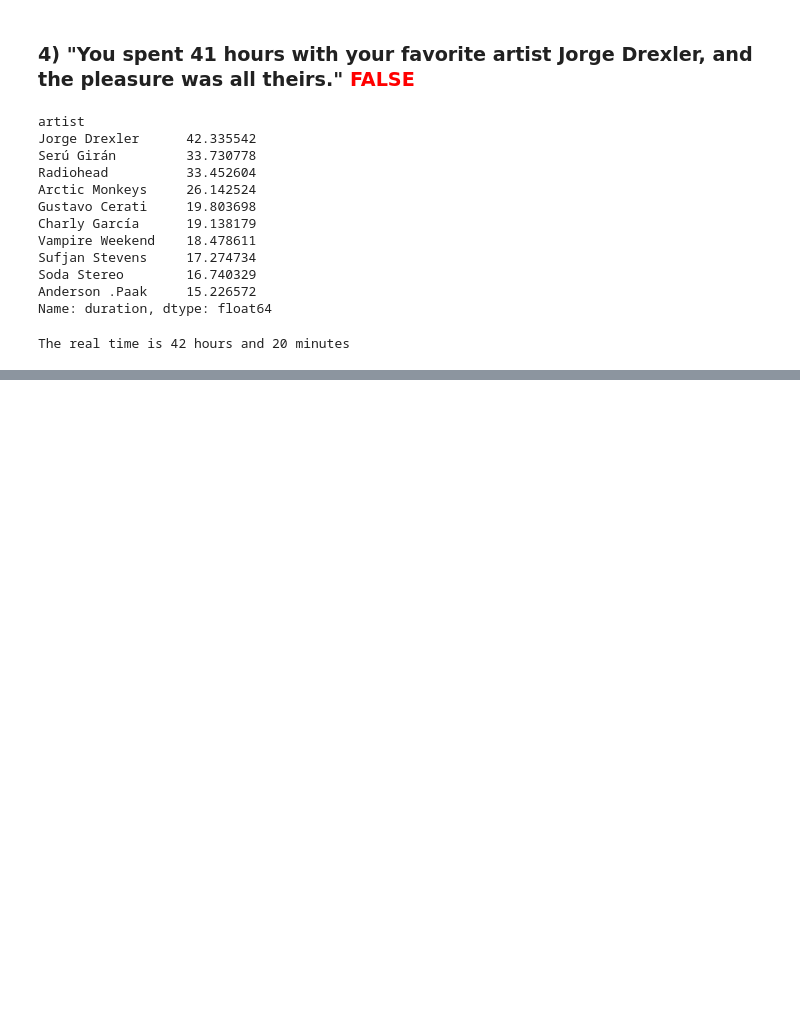
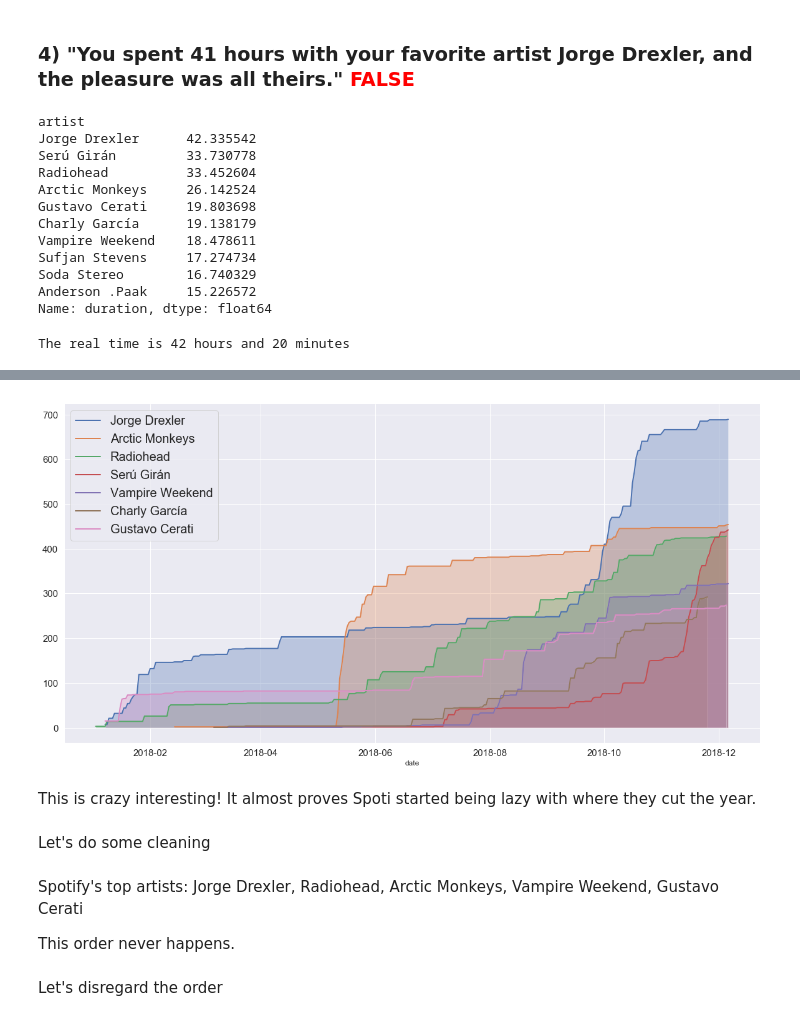
Before and after one commit to alexing/spotify_rewrapped, a Jupyter notebook: wrapped.ipynb, the cells around one changed output, grey strips where cells are left out. Saved outputs shown, nothing was run; the diff lists cells and outputs as text; code cells hidden in the pictures; blank space fills up the shorter version.

```diff
--- a/wrapped.ipynb
+++ b/wrapped.ipynb
@@ -477,0 +617,34 @@ The real time is 42 hours and 20 minutes
+# %%
+artists = top_artists.index[:7]
+time_series = {}
+for an_artist in artists:
+    a_df = df[df['artist'] == an_artist].reset_index()
+    a_df['date'] = pd.to_datetime(a_df['date'])
+    a_df = a_df.set_index(a_df["date"])
+    start
+    time_series[an_artist] = a_df['date'].resample('D').count().cumsum()
+# %%
+fig, ax = plt.subplots(figsize=(20,10))
+for an_artist in artists:
+     ax = sns.lineplot(x=time_series[an_artist].index, y=time_series[an_artist].values, label=an_artist)
+
+for tick in ax.xaxis.get_major_ticks():
+    tick.label.set_fontsize(15)
+for tick in ax.yaxis.get_major_ticks():
+    tick.label.set_fontsize(15)
+plt.setp(ax.lines,linewidth=2)  # set lw for all lines of g axes
+
+# Get the xy data from the lines so that we can shade
+for a_line in ax.lines:
+    x = a_line.get_xydata()[:,0]
+    y = a_line.get_xydata()[:,1]
+    ax.fill_between(x, y, alpha=0.3)
+plt.legend(prop={'size': 20})
+sns.despine()
+plt.show()
+# %% [output]
+[figure, added]
+# %% [markdown]
+This is crazy interesting! It almost proves Spoti started being lazy with where they cut the year.
+# %% [markdown]
+Let's do some cleaning
@@ -477,0 +657,4 @@ The real time is 42 hours and 20 minutes
+# %% [markdown]
+Spotify's top artists: Jorge Drexler, Radiohead, Arctic Monkeys, Vampire Weekend, Gustavo Cerati
+
+This order never happens.
@@ -477,0 +670,2 @@ The real time is 42 hours and 20 minutes
+# %% [markdown]
+Let's disregard the order
```
Also changed, not shown: parts of 21 cells of this notebook, 1 other file.
